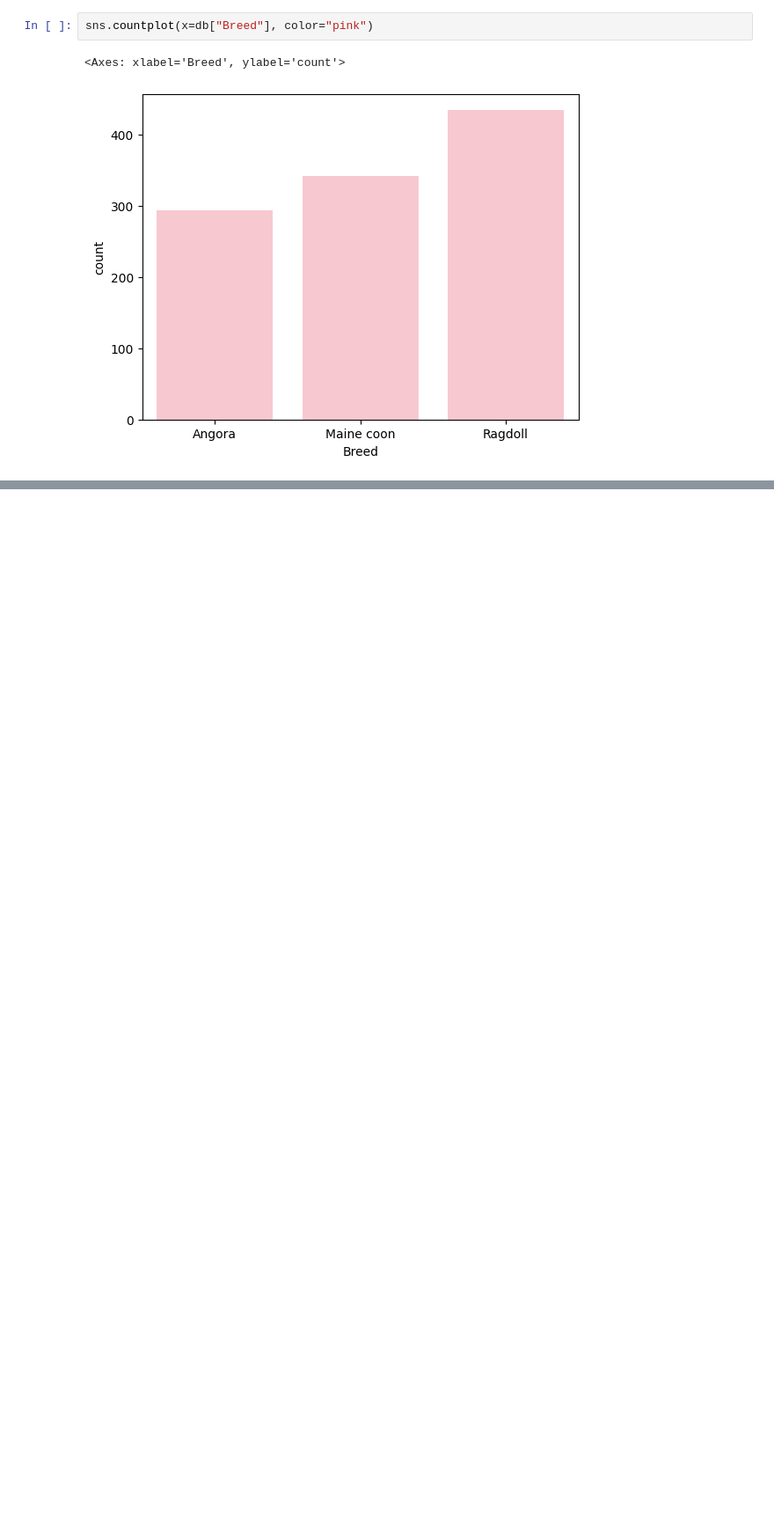
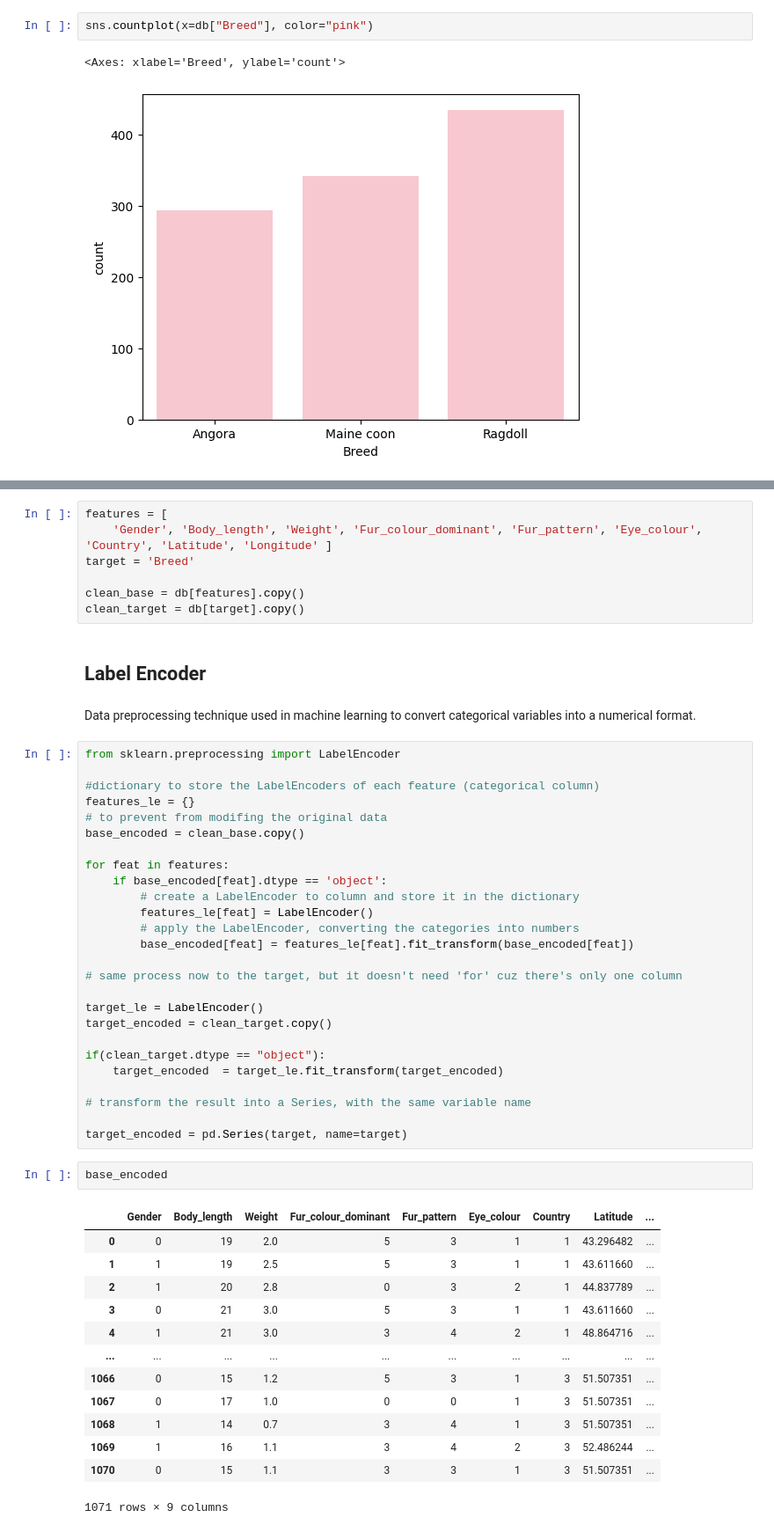
Before and after one commit to annaguerrra/AI-Bosch, a Jupyter notebook: Aula06/main.ipynb, the cells around one changed output, grey strips where cells are left out. Shown: that part at 88% size. Drawn from its saved outputs; the diff is of its cells as text; blank space fills up the shorter version.

```diff
--- a/Aula06/main.ipynb
+++ b/Aula06/main.ipynb
@@ -71,0 +122,53 @@ sns.countplot(x=db["Breed"], color="pink")
+# %%
+features = [
+    'Gender', 'Body_length', 'Weight', 'Fur_colour_dominant', 'Fur_pattern', 'Eye_colour', 'Country', 'Latitude', 'Longitude' ]
+target = 'Breed'
+
+clean_base = db[features].copy()
+clean_target = db[target].copy()
+# %% [markdown]
+## Label Encoder
+# %% [markdown]
+Data preprocessing technique used in machine learning to convert categorical variables into a numerical format.
+# %%
+from sklearn.preprocessing import LabelEncoder
+
+#dictionary to store the LabelEncoders of each feature (categorical column)
+features_le = {}
+# to prevent from modifing the original data
+base_encoded = clean_base.copy()
+
+for feat in features:
+    if base_encoded[feat].dtype == 'object':
+        # create a LabelEncoder to column and store it in the dictionary
+        features_le[feat] = LabelEncoder()
+        # apply the LabelEncoder, converting the categories into numbers
+        base_encoded[feat] = features_le[feat].fit_transform(base_encoded[feat])
+
+# same process now to the target, but it doesn't need 'for' cuz there's only one column
+
+target_le = LabelEncoder()
+target_encoded = clean_target.copy()
+
+if(clean_target.dtype == "object"):
+    target_encoded  = target_le.fit_transform(target_encoded)
+
+# transform the result into a Series, with the same variable name
+
+target_encoded = pd.Series(target, name=target)
+# %%
+base_encoded
+# %% [output]
+|  | Gender | Body_length | Weight | Fur_colour_dominant | Fur_pattern | Eye_colour | Country | Latitude | ... |
+| 0 | 0 | 19 | 2.0 | 5 | 3 | 1 | 1 | 43.296482 | ... |
+| 1 | 1 | 19 | 2.5 | 5 | 3 | 1 | 1 | 43.611660 | ... |
+| 2 | 1 | 20 | 2.8 | 0 | 3 | 2 | 1 | 44.837789 | ... |
+| 3 | 0 | 21 | 3.0 | 5 | 3 | 1 | 1 | 43.611660 | ... |
+| 4 | 1 | 21 | 3.0 | 3 | 4 | 2 | 1 | 48.864716 | ... |
+| ... | ... | ... | ... | ... | ... | ... | ... | ... | ... |
+| 1066 | 0 | 15 | 1.2 | 5 | 3 | 1 | 3 | 51.507351 | ... |
+| 1067 | 0 | 17 | 1.0 | 0 | 0 | 1 | 3 | 51.507351 | ... |
+| 1068 | 1 | 14 | 0.7 | 3 | 4 | 1 | 3 | 51.507351 | ... |
+| 1069 | 1 | 16 | 1.1 | 3 | 4 | 2 | 3 | 52.486244 | ... |
+| 1070 | 0 | 15 | 1.1 | 3 | 3 | 1 | 3 | 51.507351 | ... |
+1071 rows × 9 columns
```
Also changed, not shown: parts of 17 cells of this notebook, 1 other file.
